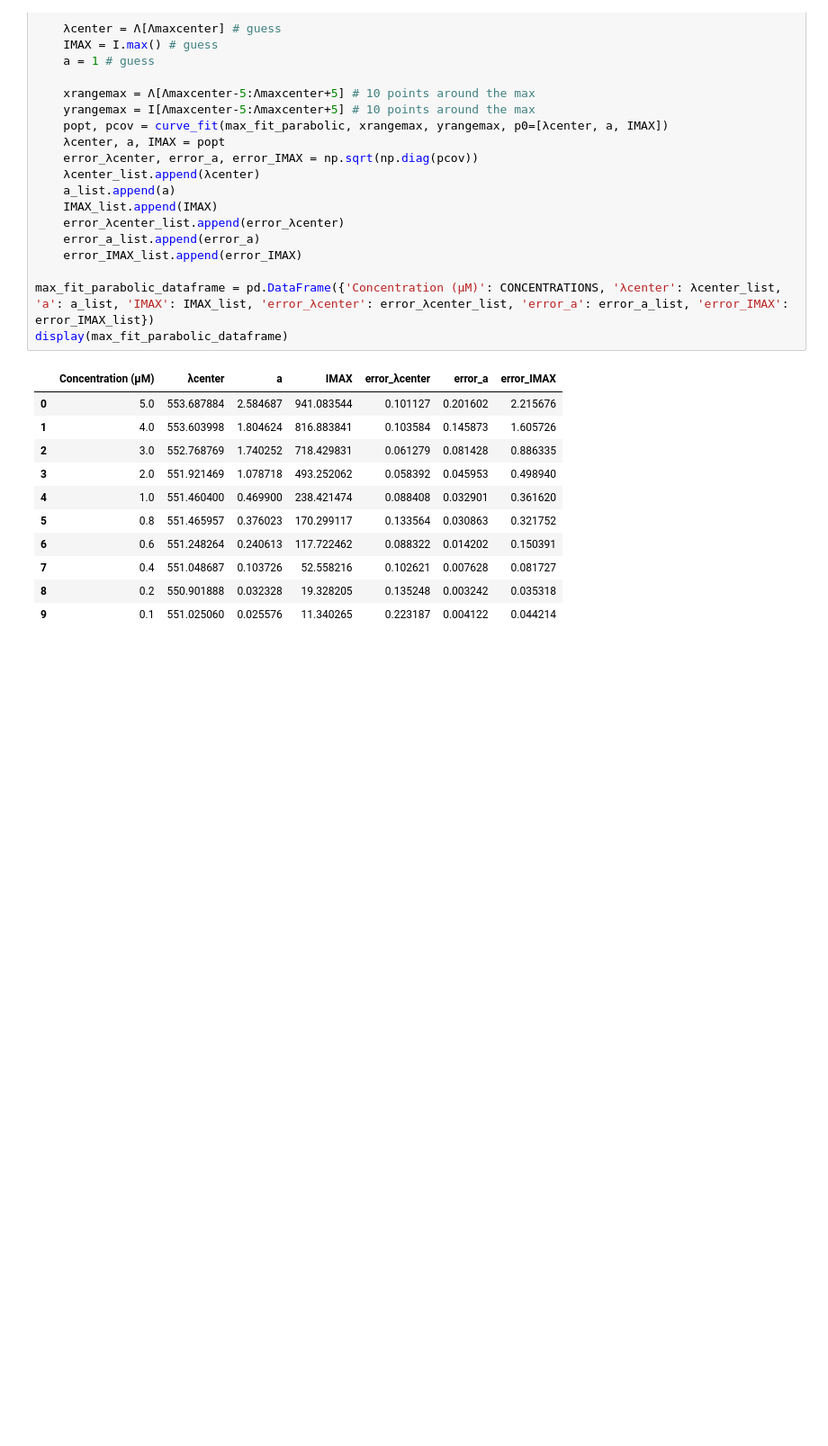
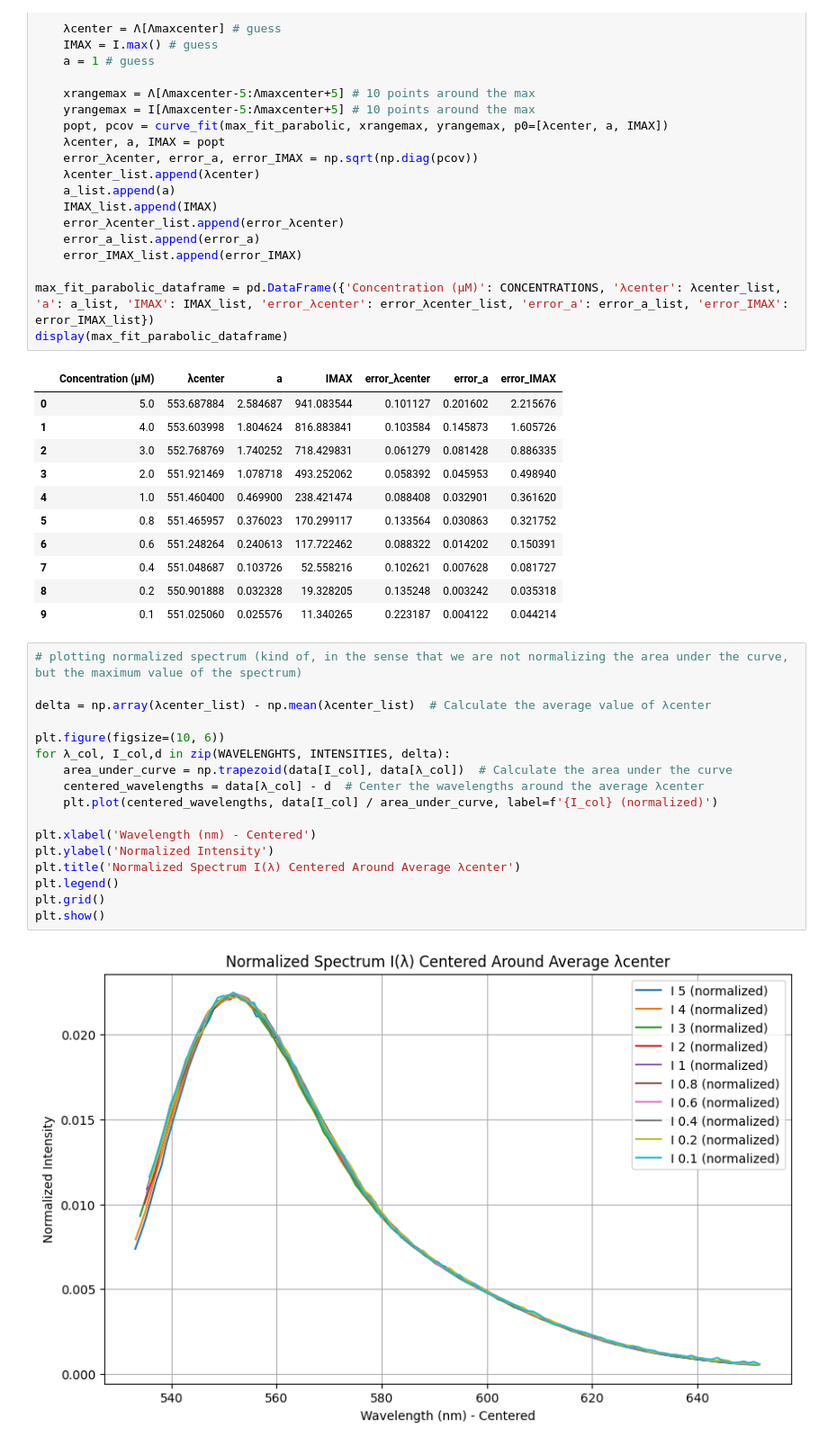
Before and after one commit to CarminatiGiovanni/LaboratorioBiofisica, a Jupyter notebook: FLUO1/assorbanza.ipynb, the cells around one changed output. Shown at 90% size. Drawn from its saved outputs; the diff is of its cells as text; blank space fills up the shorter version.

```diff
--- a/FLUO1/assorbanza.ipynb
+++ b/FLUO1/assorbanza.ipynb
@@ -116,3 +116,22 @@ display(max_fit_parabolic_dataframe)
 | 7 | 0.4 | 551.048687 | 0.103726 | 52.558216 | 0.102621 | 0.007628 | 0.081727 |
 | 8 | 0.2 | 550.901888 | 0.032328 | 19.328205 | 0.135248 | 0.003242 | 0.035318 |
 | 9 | 0.1 | 551.025060 | 0.025576 | 11.340265 | 0.223187 | 0.004122 | 0.044214 |
+# %%
+# plotting normalized spectrum (kind of, in the sense that we are not normalizing the area under the curve, but the maximum value of the spectrum)
+
+delta = np.array(λcenter_list) - np.mean(λcenter_list)  # Calculate the average value of λcenter
+
+plt.figure(figsize=(10, 6))
+for λ_col, I_col,d in zip(WAVELENGHTS, INTENSITIES, delta):
+    area_under_curve = np.trapezoid(data[I_col], data[λ_col])  # Calculate the area under the curve
+    centered_wavelengths = data[λ_col] - d  # Center the wavelengths around the average λcenter
+    plt.plot(centered_wavelengths, data[I_col] / area_under_curve, label=f'{I_col} (normalized)')
+
+plt.xlabel('Wavelength (nm) - Centered')
+plt.ylabel('Normalized Intensity')
+plt.title('Normalized Spectrum I(λ) Centered Around Average λcenter')
+plt.legend()
+plt.grid()
+plt.show()
+# %% [output]
+[figure, added]
```
Also changed, not shown: parts of 5 cells of this notebook.
